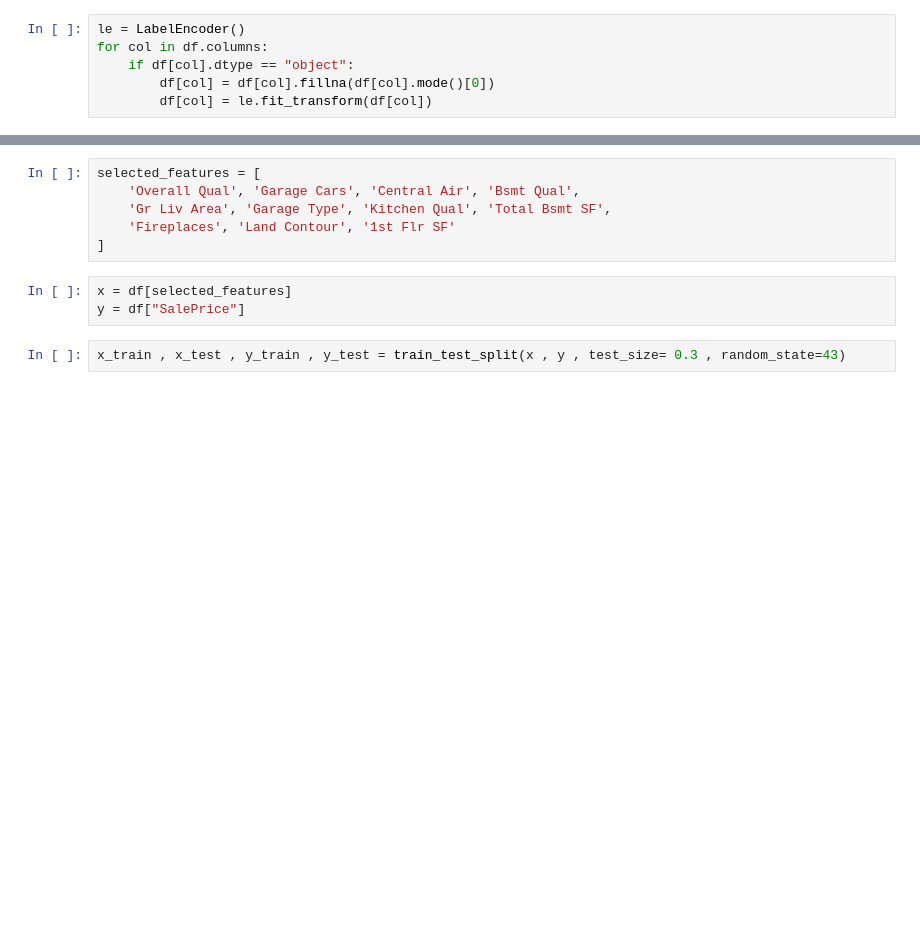
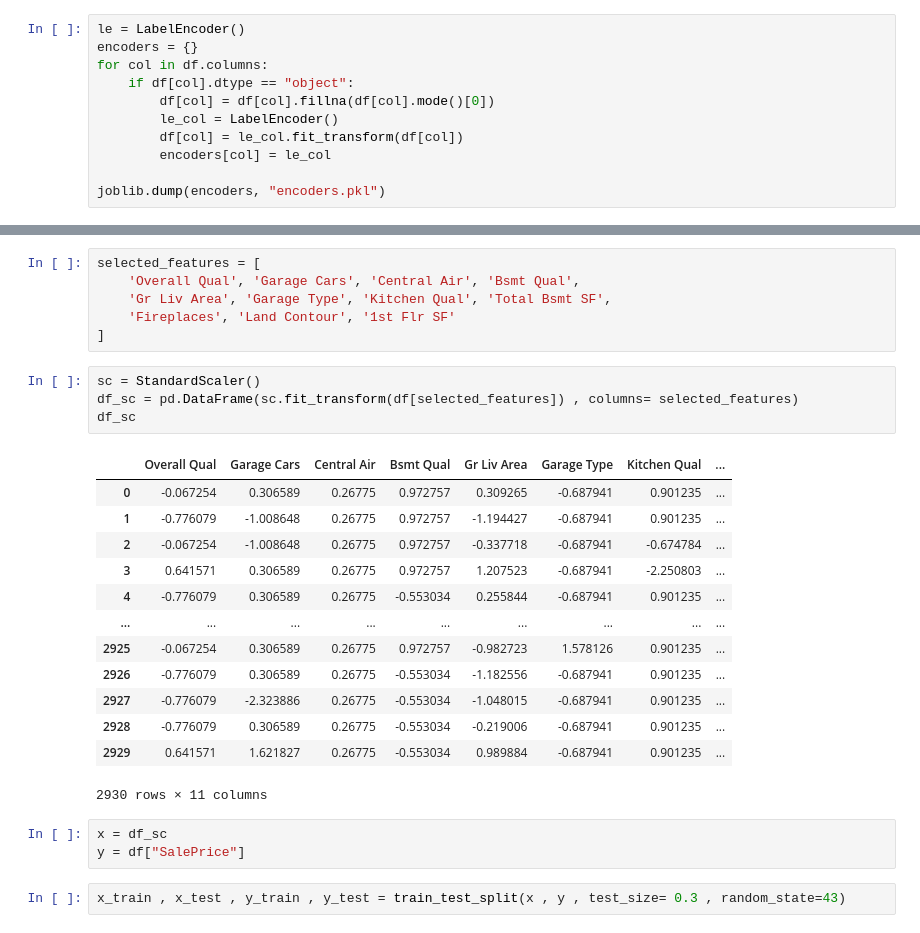
Before and after one commit to Abdelaziz-Mohamed-eng/house-price-ML-, a Jupyter notebook: Model.ipynb, the cells around one changed output, grey strips where cells are left out. Saved outputs shown, nothing was run; the diff lists cells and outputs as text; blank space fills up the shorter version.

```diff
--- a/Model.ipynb
+++ b/Model.ipynb
@@ -151,7 +151,12 @@ dtype: int64
 # Data Preprocessing
 # %%
 le = LabelEncoder()
+encoders = {}
 for col in df.columns:
     if df[col].dtype == "object":
         df[col] = df[col].fillna(df[col].mode()[0])
-        df[col] = le.fit_transform(df[col])
+        le_col = LabelEncoder()
+        df[col] = le_col.fit_transform(df[col])
+        encoders[col] = le_col
+
+joblib.dump(encoders, "encoders.pkl")
@@ -324,8 +331,26 @@ selected_features = [
     'Gr Liv Area', 'Garage Type', 'Kitchen Qual', 'Total Bsmt SF',
     'Fireplaces', 'Land Contour', '1st Flr SF'
 ]
+# %%
+sc = StandardScaler()
+df_sc = pd.DataFrame(sc.fit_transform(df[selected_features]) , columns= selected_features)
+df_sc
+# %% [output]
+|  | Overall Qual | Garage Cars | Central Air | Bsmt Qual | Gr Liv Area | Garage Type | Kitchen Qual | ... |
+| 0 | -0.067254 | 0.306589 | 0.26775 | 0.972757 | 0.309265 | -0.687941 | 0.901235 | ... |
+| 1 | -0.776079 | -1.008648 | 0.26775 | 0.972757 | -1.194427 | -0.687941 | 0.901235 | ... |
+| 2 | -0.067254 | -1.008648 | 0.26775 | 0.972757 | -0.337718 | -0.687941 | -0.674784 | ... |
+| 3 | 0.641571 | 0.306589 | 0.26775 | 0.972757 | 1.207523 | -0.687941 | -2.250803 | ... |
+| 4 | -0.776079 | 0.306589 | 0.26775 | -0.553034 | 0.255844 | -0.687941 | 0.901235 | ... |
+| ... | ... | ... | ... | ... | ... | ... | ... | ... |
+| 2925 | -0.067254 | 0.306589 | 0.26775 | 0.972757 | -0.982723 | 1.578126 | 0.901235 | ... |
+| 2926 | -0.776079 | 0.306589 | 0.26775 | -0.553034 | -1.182556 | -0.687941 | 0.901235 | ... |
+| 2927 | -0.776079 | -2.323886 | 0.26775 | -0.553034 | -1.048015 | -0.687941 | 0.901235 | ... |
+| 2928 | -0.776079 | 0.306589 | 0.26775 | -0.553034 | -0.219006 | -0.687941 | 0.901235 | ... |
+| 2929 | 0.641571 | 1.621827 | 0.26775 | -0.553034 | 0.989884 | -0.687941 | 0.901235 | ... |
+2930 rows × 11 columns
 # %%
-x = df[selected_features]
+x = df_sc
 y = df["SalePrice"]
 # %%
 x_train , x_test , y_train , y_test = train_test_split(x , y , test_size= 0.3 , random_state=43)
```
Also changed, not shown: parts of 2 cells of this notebook, 2 other files.
